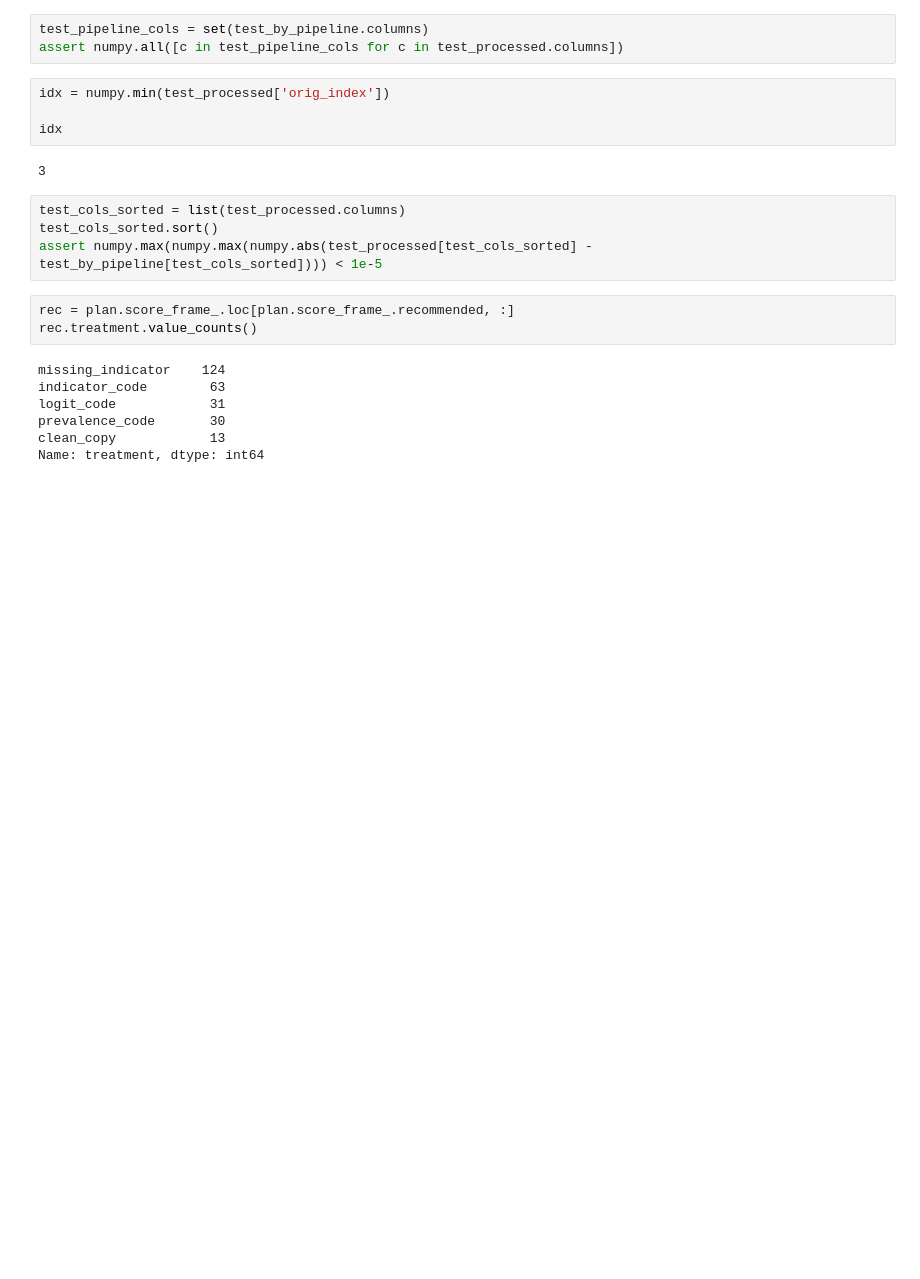
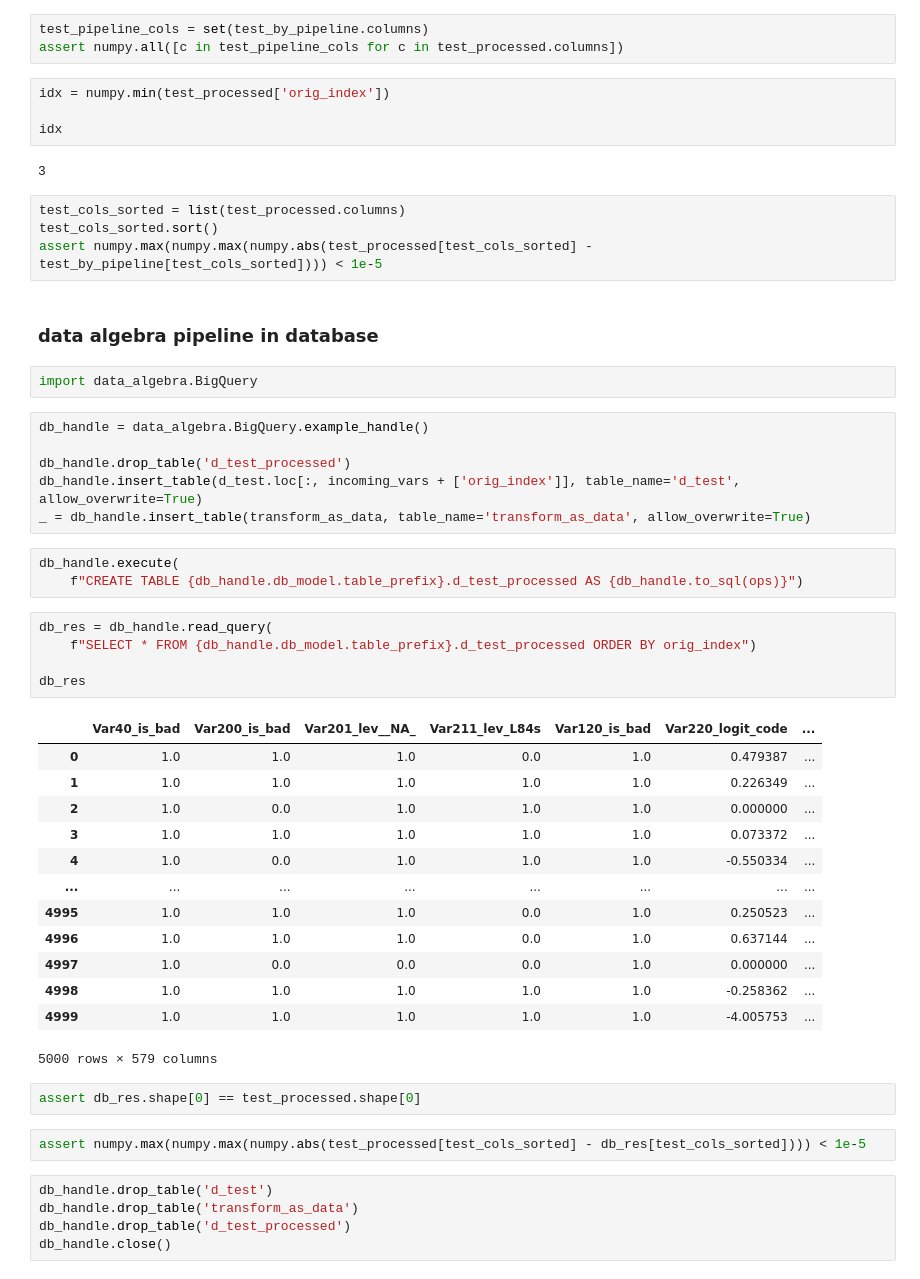
Before and after one commit to WinVector/pyvtreat, a Jupyter notebook: Examples/KDD2009Example/KDD2009Example.ipynb, the cells around one changed output. Saved outputs shown, nothing was run; the diff lists cells and outputs as text; blank space fills up the shorter version.

Commit message:
get KDD example working in database

```diff
--- a/Examples/KDD2009Example/KDD2009Example.ipynb
+++ b/Examples/KDD2009Example/KDD2009Example.ipynb
@@ -375,13 +385,44 @@ idx
 test_cols_sorted = list(test_processed.columns)
 test_cols_sorted.sort()
 assert numpy.max(numpy.max(numpy.abs(test_processed[test_cols_sorted] - test_by_pipeline[test_cols_sorted]))) < 1e-5
-# %%
-rec = plan.score_frame_.loc[plan.score_frame_.recommended, :]
-rec.treatment.value_counts()
-# %% [output]
-missing_indicator    124
-indicator_code        63
-logit_code            31
-prevalence_code       30
-clean_copy            13
-Name: treatment, dtype: int64
+# %% [markdown]
+### data algebra pipeline in database
+# %%
+import data_algebra.BigQuery
+# %%
+db_handle = data_algebra.BigQuery.example_handle()
+
+db_handle.drop_table('d_test_processed')
+db_handle.insert_table(d_test.loc[:, incoming_vars + ['orig_index']], table_name='d_test', allow_overwrite=True)
+_ = db_handle.insert_table(transform_as_data, table_name='transform_as_data', allow_overwrite=True)
+# %%
+db_handle.execute(
+    f"CREATE TABLE {db_handle.db_model.table_prefix}.d_test_processed AS {db_handle.to_sql(ops)}")
+# %%
+db_res = db_handle.read_query(
+    f"SELECT * FROM {db_handle.db_model.table_prefix}.d_test_processed ORDER BY orig_index")
+
+db_res
+# %% [output]
+|  | Var40_is_bad | Var200_is_bad | Var201_lev__NA_ | Var211_lev_L84s | Var120_is_bad | Var220_logit_code | ... |
+| 0 | 1.0 | 1.0 | 1.0 | 0.0 | 1.0 | 0.479387 | ... |
+| 1 | 1.0 | 1.0 | 1.0 | 1.0 | 1.0 | 0.226349 | ... |
+| 2 | 1.0 | 0.0 | 1.0 | 1.0 | 1.0 | 0.000000 | ... |
+| 3 | 1.0 | 1.0 | 1.0 | 1.0 | 1.0 | 0.073372 | ... |
+| 4 | 1.0 | 0.0 | 1.0 | 1.0 | 1.0 | -0.550334 | ... |
+| ... | ... | ... | ... | ... | ... | ... | ... |
+| 4995 | 1.0 | 1.0 | 1.0 | 0.0 | 1.0 | 0.250523 | ... |
+| 4996 | 1.0 | 1.0 | 1.0 | 0.0 | 1.0 | 0.637144 | ... |
+| 4997 | 1.0 | 0.0 | 0.0 | 0.0 | 1.0 | 0.000000 | ... |
+| 4998 | 1.0 | 1.0 | 1.0 | 1.0 | 1.0 | -0.258362 | ... |
+| 4999 | 1.0 | 1.0 | 1.0 | 1.0 | 1.0 | -4.005753 | ... |
+5000 rows × 579 columns
+# %%
+assert db_res.shape[0] == test_processed.shape[0]
+# %%
+assert numpy.max(numpy.max(numpy.abs(test_processed[test_cols_sorted] - db_res[test_cols_sorted]))) < 1e-5
+# %%
+db_handle.drop_table('d_test')
+db_handle.drop_table('transform_as_data')
+db_handle.drop_table('d_test_processed')
+db_handle.close()
```
Also changed, not shown: parts of 14 cells of this notebook, 9 other files.
